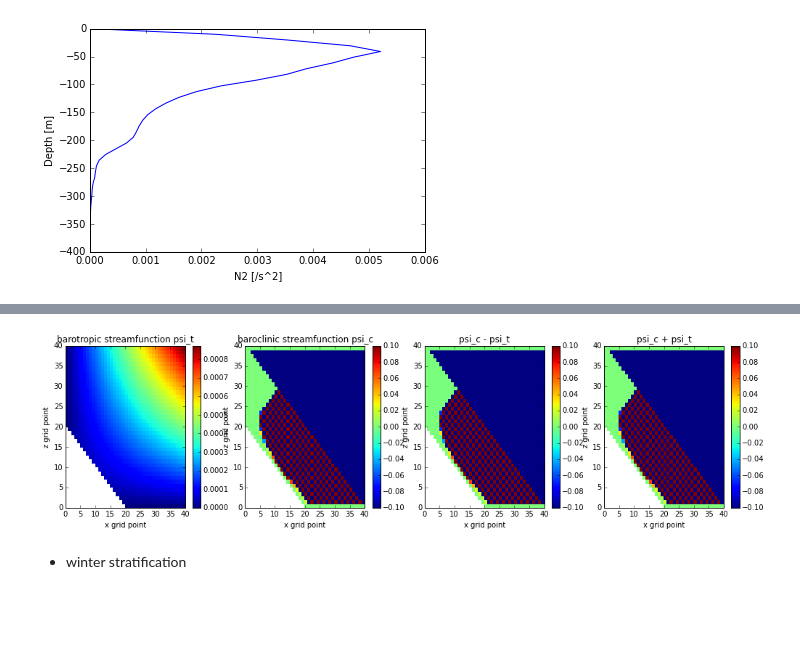
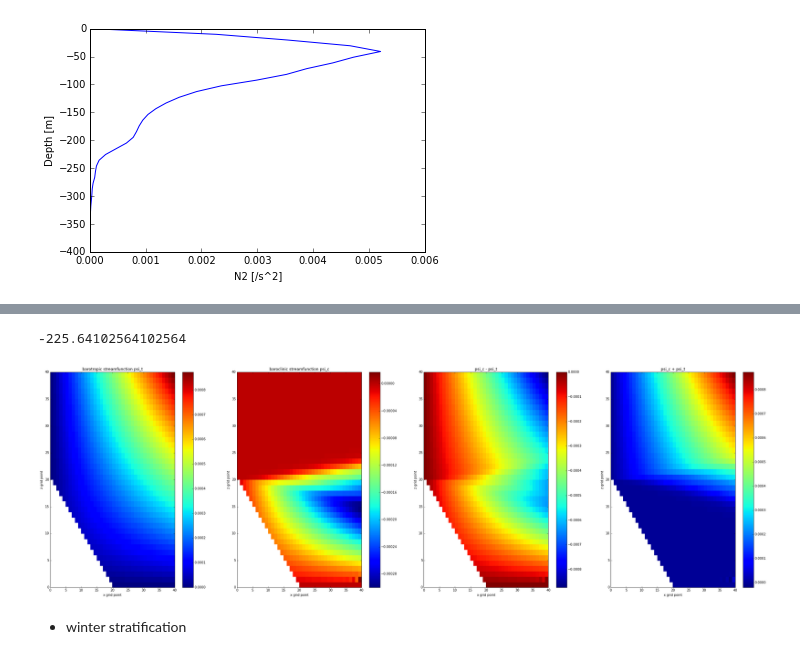
Before and after one commit to jieliu920608/Lab7Assignment, a Jupyter notebook: Project.ipynb, the cells around one changed output, grey strips where cells are left out. Saved outputs shown, nothing was run; the diff lists cells and outputs as text; code cells hidden in the pictures; blank space fills up the shorter version.

```diff
--- a/Project.ipynb
+++ b/Project.ipynb
@@ -229,0 +265,11 @@ dep = np.loadtxt('nemodepth.txt')
+# %%
+idws = []
+for i in np.arange(40):
+    for j in np.arange(40):
+        if (-Hm[i,-1] >= dep[j]) and (-Hm[i,-1] <= dep[j+1]):
+            idw = (n2_su[j]/ np.abs(dep[j]+Hm[i,-1]) + n2_su[j+1]/ np.abs(dep[j+1]+Hm[i,-1]))\
+             /(1/ np.abs(dep[j]+Hm[i,-1])+1/ np.abs(dep[j+1]+Hm[i,-1]))
+            idws.append(idw)
+# %%
+idws.append(0.00001)
+len(idws)
@@ -253,4 +306,5 @@ plt.ylabel('Depth [m]')
 ## put the stratification in the whole model domain
 n2_domain = np.zeros([ngrid,ngrid])
 for i in np.arange(ngrid):
-    n2_domain[:,i] = n2_su*0.001
+    n2_domain[:,i] = idws
+    n2_domain[:,i] = n2_domain[:,i]
@@ -257,3 +328,7 @@ for i in np.arange(ngrid):
+# %%
+Hm[17,-1]
+# %% [output]
+-225.64102564102564
 # %%
 ## after leap frog
 psi_c = np.zeros((ngrid,ngrid))
@@ -263,34 +338,34 @@ psi_c = leap_frog(psi_c,n2_domain)
 mask = Hm.mask
 psi_c = np.ma.array(psi_c,mask =mask)
 # %%
-fig, axs =plt.subplots(1,4,figsize = (17,4))
+fig, axs =plt.subplots(1,4,figsize = (40,12))
 ## barotropic inputs
 plot=axs[0].pcolormesh(psi_t,linewidth=0,rasterized=True,cmap = 'jet')
 fig.colorbar(plot, ax=axs[0])
 cbar.set_label('streamfunction psi_t')
 axs[0].set_title('barotropic streamfunction psi_t')
 
 plot=axs[1].pcolormesh(psi_c,linewidth=0,rasterized=True,cmap = 'jet')
 fig.colorbar(plot, ax=axs[1])
 cbar.set_label('streamfunction psi_c')
 axs[1].set_title('baroclinic streamfunction psi_c')
 
 plot=axs[2].pcolormesh(psi_c-psi_t,linewidth=0,rasterized=True,cmap = 'jet')
 fig.colorbar(plot, ax=axs[2])
 cbar.set_label('difference of between psi_c and psi_t')
 axs[2].set_title('psi_c - psi_t')
 
 plot=axs[3].pcolormesh(psi_c+psi_t,linewidth=0,rasterized=True,cmap = 'jet')
 fig.colorbar(plot, ax=axs[3])
 cbar.set_label('difference of between psi_c and psi_t')
 axs[3].set_title('psi_c + psi_t')
 
 for ax in axs:
     ax.set_xlim(0,40)
     ax.set_xlabel('x grid point')
     ax.set_ylabel('z grid point')
     ax.set_ylim(0,40)
 # %% [output]
-[figure, old version]
+[figure, new version]
 # %% [markdown]
 * winter stratification
```
Also changed, not shown: parts of 21 cells of this notebook.
